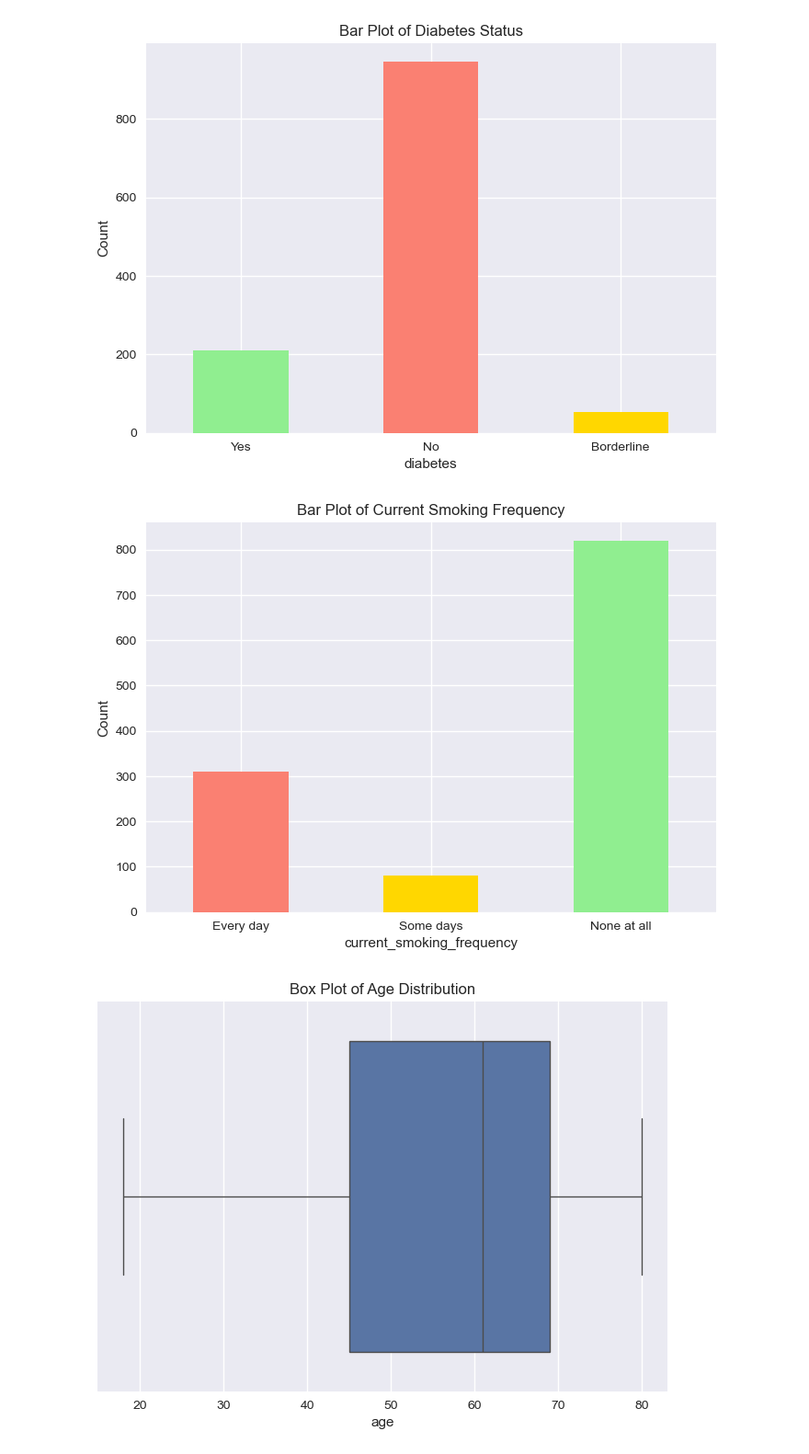
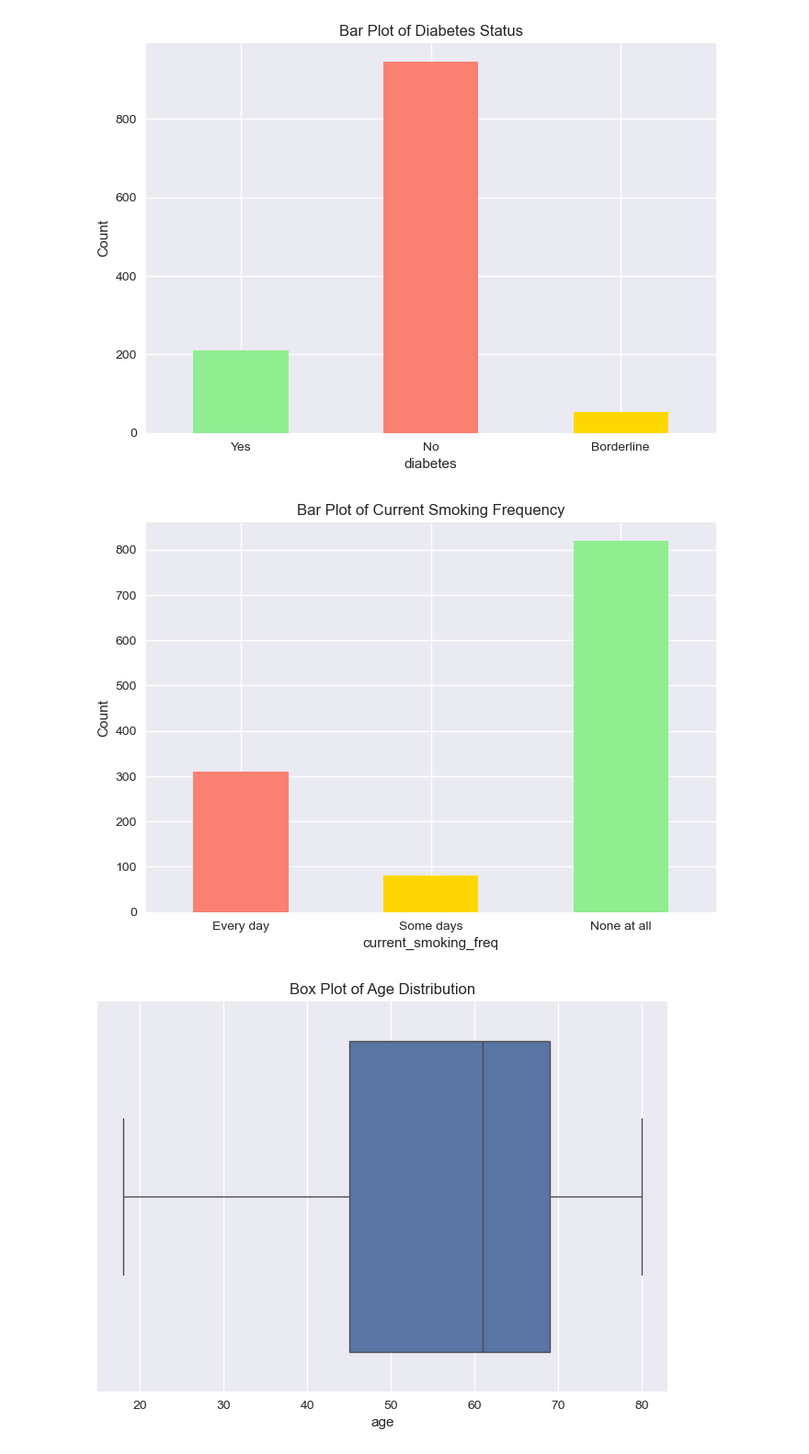
Before and after one commit to ryansoh-42/interpretable-ML-T2DM, a Jupyter notebook: notebooks/02_eda.ipynb, the cells around one changed output. Shown at 92% size. Saved outputs shown, nothing was run; the diff lists cells and outputs as text; code cells hidden in the pictures.

```diff
--- a/notebooks/02_eda.ipynb
+++ b/notebooks/02_eda.ipynb
@@ -116,15 +114,15 @@ plt.show()
 # %% [output]
 [figure]
 # %%
-df["current_smoking_frequency"].value_counts().sort_index().plot(kind="bar", color=["salmon", "gold", "lightgreen"])
+df["current_smoking_freq"].value_counts().sort_index().plot(kind="bar", color=["salmon", "gold", "lightgreen"])
 
 plt.xticks([0,1,2], ["Every day", "Some days", "None at all"])
 plt.xticks(rotation=0)
 plt.ylabel("Count")
 plt.title("Bar Plot of Current Smoking Frequency")
 plt.show()
 # %% [output]
-[figure, old version]
+[figure, new version]
 # %%
 sns.boxplot(x="age", data=df)
 
```
Also changed, not shown: parts of 4 cells of this notebook, 3 other files.
